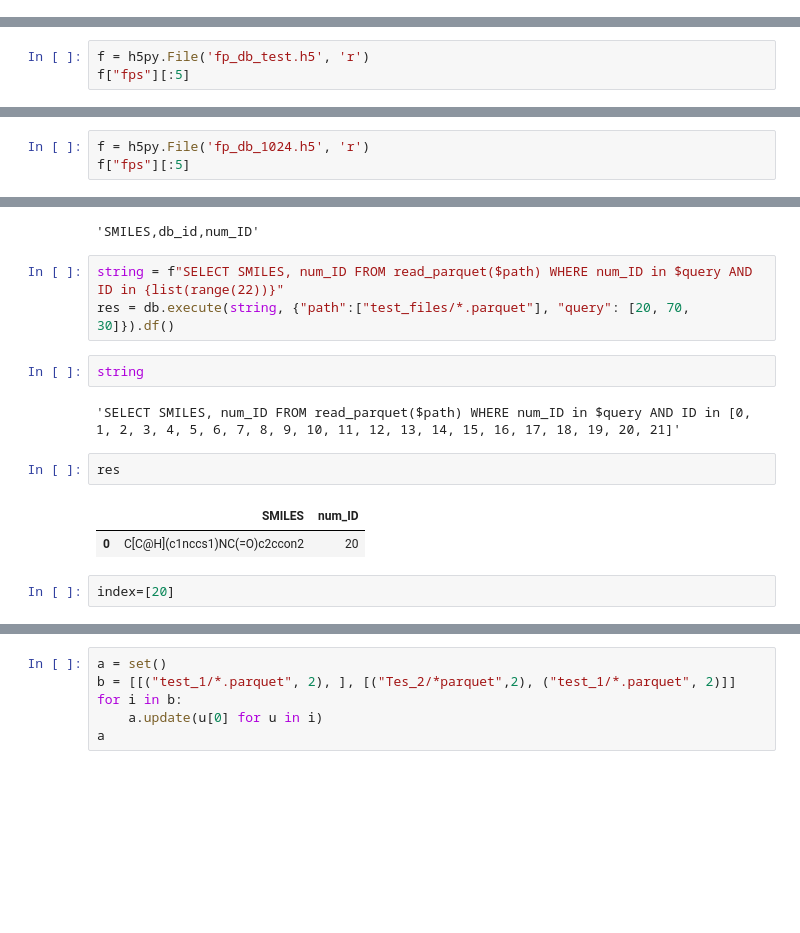
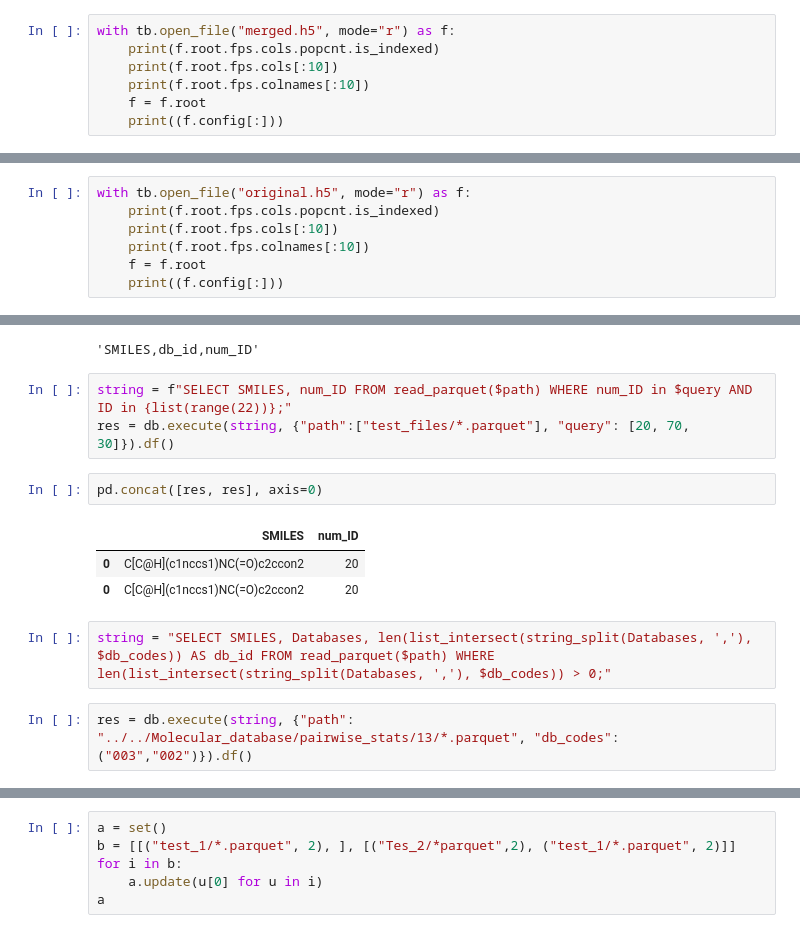
Before and after one commit to zaky02/LibMiner, a Jupyter notebook: clean/cluster_search.ipynb, the cells around one changed output, grey strips where cells are left out. Saved outputs shown, nothing was run; the diff lists cells and outputs as text; blank space fills up the shorter version.

```diff
--- a/clean/cluster_search.ipynb
+++ b/clean/cluster_search.ipynb
@@ -1488,0 +1481,7 @@ np.float64(10475.36695997554)
+# %%
+with tb.open_file("merged.h5", mode="r") as f:
+    print(f.root.fps.cols.popcnt.is_indexed)
+    print(f.root.fps.cols[:10])
+    print(f.root.fps.colnames[:10])
+    f = f.root
+    print((f.config[:]))
@@ -1489,4 +1507,8 @@ np.float64(10475.36695997554)
 # %%
-f = h5py.File('fp_db_test.h5', 'r')
-f["fps"][:5]
+with tb.open_file("original.h5", mode="r") as f:
+    print(f.root.fps.cols.popcnt.is_indexed)
+    print(f.root.fps.cols[:10])
+    print(f.root.fps.colnames[:10])
+    f = f.root
+    print((f.config[:]))
 # %% [output]
@@ -1499,3 +1527,0 @@ array([(94019,      69931630592,     140737488879680,  2305983755294081536,
-# %%
-f = h5py.File('fp_db_1024.h5', 'r')
-f["fps"][:5]
@@ -1705,16 +1963,15 @@ a
 # %% [output]
 'SMILES,db_id,num_ID'
 # %%
-string = f"SELECT SMILES, num_ID FROM read_parquet($path) WHERE num_ID in $query AND ID in {list(range(22))}"
+string = f"SELECT SMILES, num_ID FROM read_parquet($path) WHERE num_ID in $query AND ID in {list(range(22))};"
 res = db.execute(string, {"path":["test_files/*.parquet"], "query": [20, 70, 30]}).df()
+# %%
+pd.concat([res, res], axis=0)
+# %% [output]
+|  | SMILES | num_ID |
+| 0 | C[C@H](c1nccs1)NC(=O)c2ccon2 | 20 |
+| 0 | C[C@H](c1nccs1)NC(=O)c2ccon2 | 20 |
 # %%
-string
+string = "SELECT SMILES, Databases, len(list_intersect(string_split(Databases, ','), $db_codes)) AS db_id FROM read_parquet($path) WHERE len(list_intersect(string_split(Databases, ','), $db_codes)) > 0;"
-# %% [output]
-'SELECT SMILES, num_ID FROM read_parquet($path) WHERE num_ID in $query AND ID in [0, 1, 2, 3, 4, 5, 6, 7, 8, 9, 10, 11, 12, 13, 14, 15, 16, 17, 18, 19, 20, 21]'
 # %%
-res
+res = db.execute(string, {"path": "../../Molecular_database/pairwise_stats/13/*.parquet", "db_codes":("003","002")}).df()
-# %% [output]
-|  | SMILES | num_ID |
-| 0 | C[C@H](c1nccs1)NC(=O)c2ccon2 | 20 |
-# %%
-index=[20]
```
Also changed, not shown: parts of 96 cells of this notebook, 3 other files.
